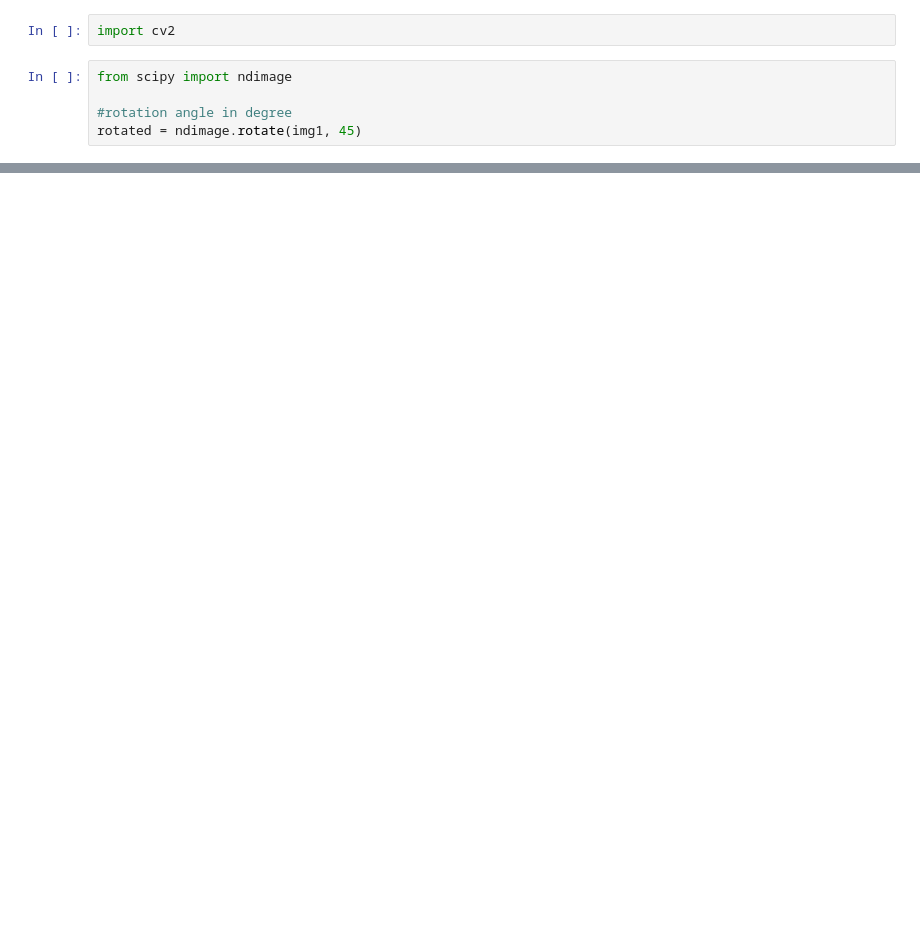
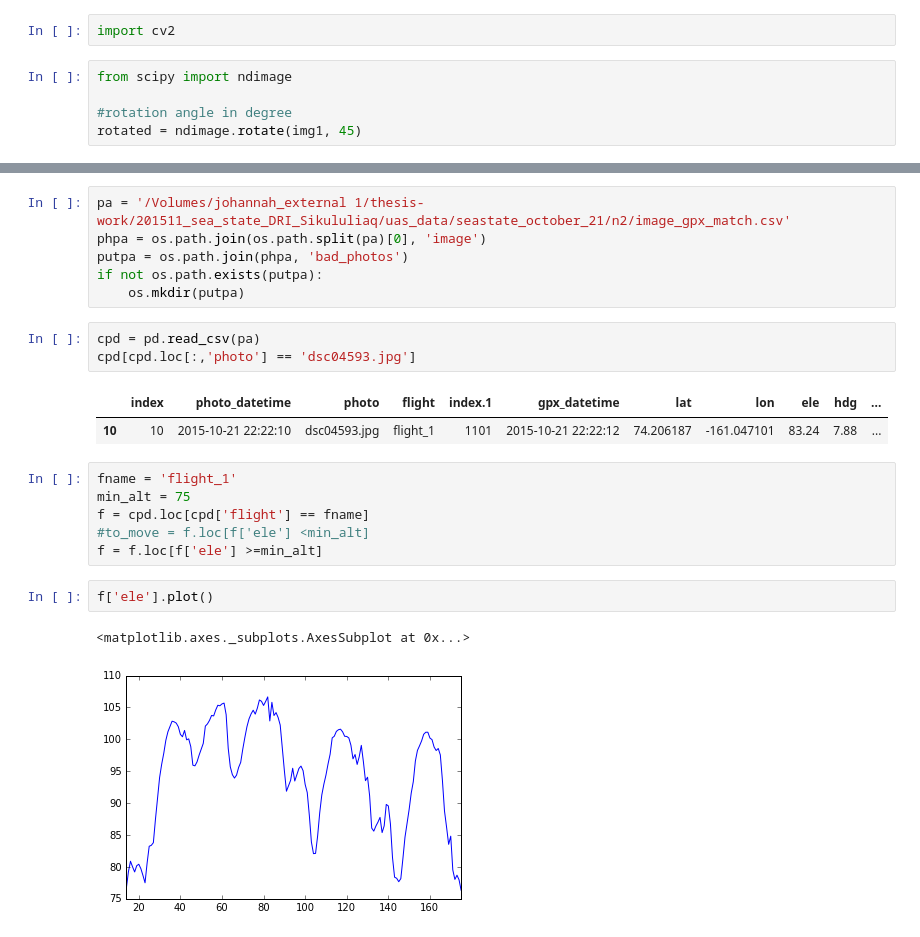
Before and after one commit to johannah/iceview, a Jupyter notebook: iceview/compare-approaches.ipynb, the cells around one changed output, grey strips where cells are left out. Drawn from its saved outputs; the diff is of its cells as text; blank space fills up the shorter version.

```diff
--- a/iceview/compare-approaches.ipynb
+++ b/iceview/compare-approaches.ipynb
@@ -483,0 +699,23 @@ for c in cnts:
+# %%
+pa = '/Volumes/johannah_external 1/thesis-work/201511_sea_state_DRI_Sikululiaq/uas_data/seastate_october_21/n2/image_gpx_match.csv'
+phpa = os.path.join(os.path.split(pa)[0], 'image')
+putpa = os.path.join(phpa, 'bad_photos')
+if not os.path.exists(putpa):
+    os.mkdir(putpa)
+# %%
+cpd = pd.read_csv(pa)
+cpd[cpd.loc[:,'photo'] == 'dsc04593.jpg']
+# %% [output]
+|  | index | photo_datetime | photo | flight | index.1 | gpx_datetime | lat | lon | ele | hdg | ... |
+| 10 | 10 | 2015-10-21 22:22:10 | dsc04593.jpg | flight_1 | 1101 | 2015-10-21 22:22:12 | 74.206187 | -161.047101 | 83.24 | 7.88 | ... |
+# %%
+fname = 'flight_1'
+min_alt = 75
+f = cpd.loc[cpd['flight'] == fname]
+#to_move = f.loc[f['ele'] <min_alt]
+f = f.loc[f['ele'] >=min_alt]
+# %%
+f['ele'].plot()
+# %% [output]
+<matplotlib.axes._subplots.AxesSubplot at 0x...>
+[figure, added]
```
Also changed, not shown: parts of 55 cells of this notebook, 13 other files.
